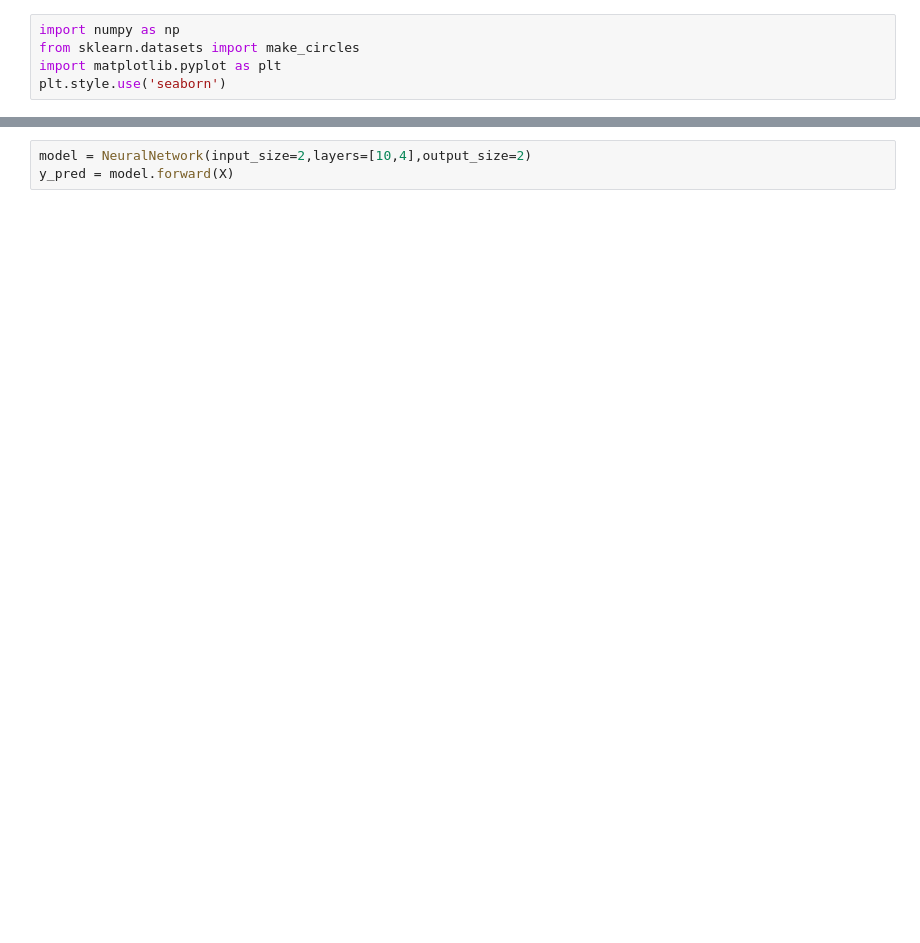
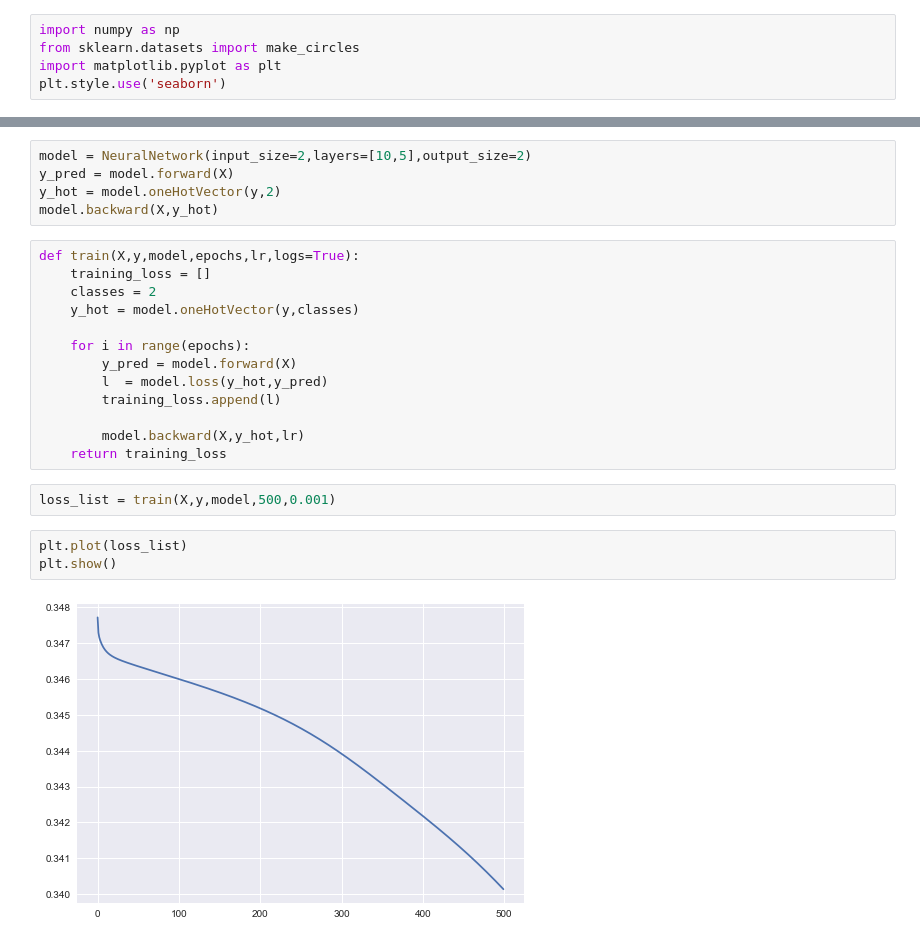
Before and after one commit to JayantGoel001/Deep-Learning, a Jupyter notebook: 3LayerNetwork.ipynb, the cells around one changed output, grey strips where cells are left out. Drawn from its saved outputs; the diff is of its cells as text; blank space fills up the shorter version.

```diff
--- a/3LayerNetwork.ipynb
+++ b/3LayerNetwork.ipynb
@@ -107,3 +106,25 @@ plt.show()
 # %%
-model = NeuralNetwork(input_size=2,layers=[10,4],output_size=2)
+model = NeuralNetwork(input_size=2,layers=[10,5],output_size=2)
 y_pred = model.forward(X)
+y_hot = model.oneHotVector(y,2)
+model.backward(X,y_hot)
+# %%
+def train(X,y,model,epochs,lr,logs=True):
+    training_loss = []
+    classes = 2
+    y_hot = model.oneHotVector(y,classes)
+
+    for i in range(epochs):
+        y_pred = model.forward(X)
+        l  = model.loss(y_hot,y_pred)
+        training_loss.append(l)
+
+        model.backward(X,y_hot,lr)
+    return training_loss
+# %%
+loss_list = train(X,y,model,500,0.001)
+# %%
+plt.plot(loss_list)
+plt.show()
+# %% [output]
+[figure, added]
```
Also changed, not shown: parts of 3 cells of this notebook.
